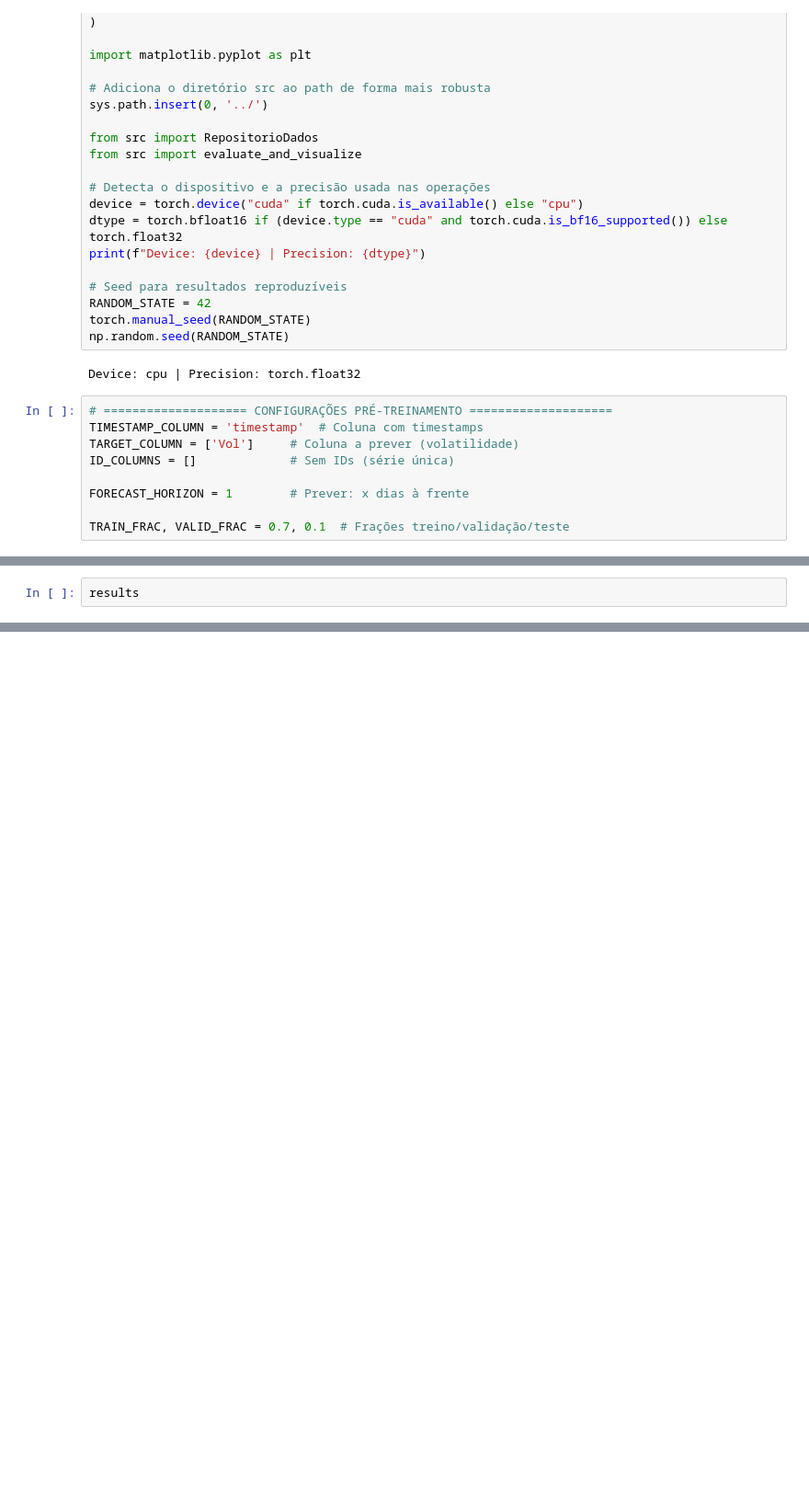
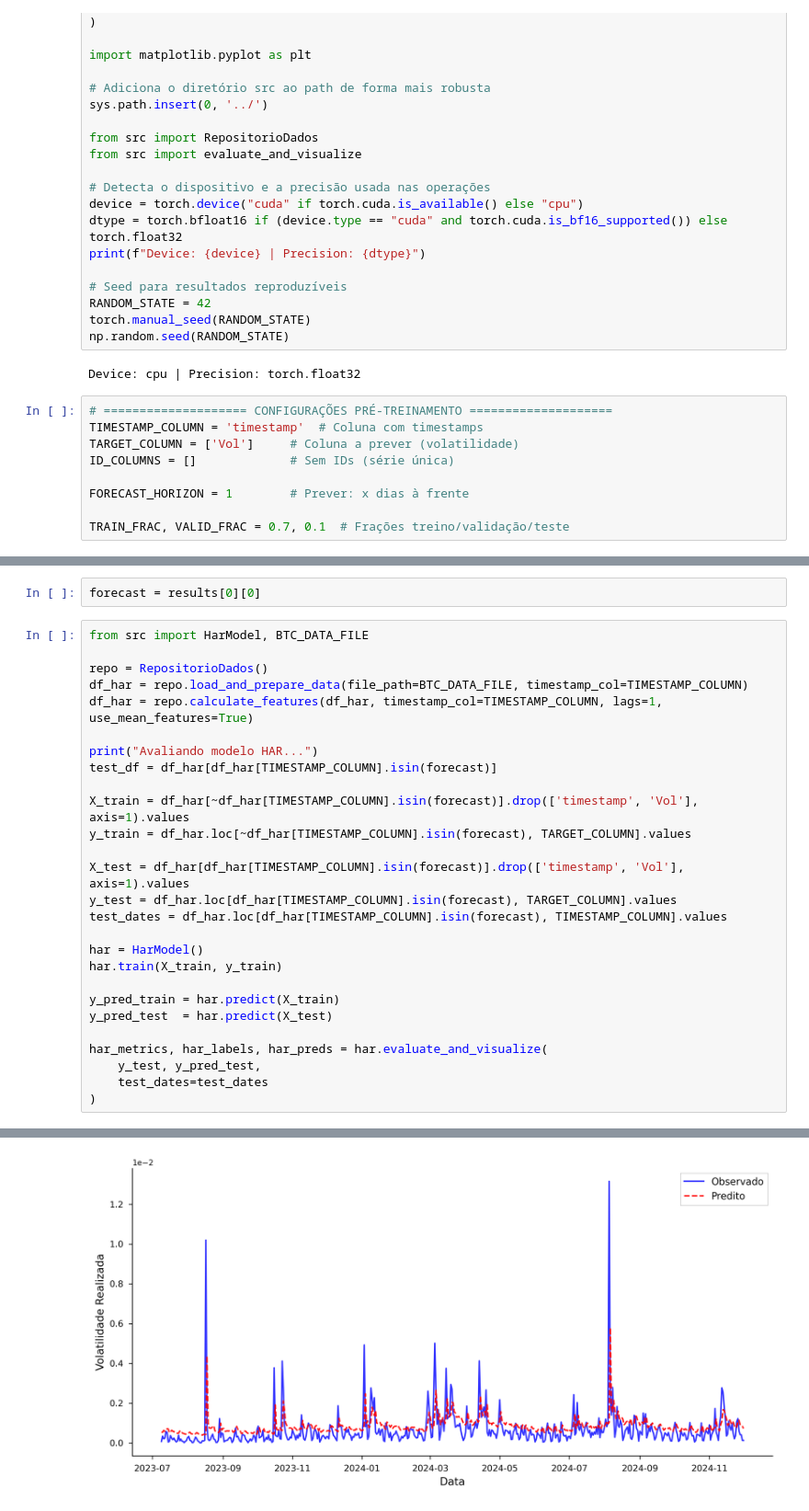
Before and after one commit to Pennini/iniciacao-cientifica, a Jupyter notebook: notebooks/11.Visualizar Modelos.ipynb, the cells around one changed output, grey strips where cells are left out. Shown at 92% size. Saved outputs shown, nothing was run; the diff lists cells and outputs as text; blank space fills up the shorter version.

```diff
--- a/notebooks/11.Visualizar Modelos.ipynb
+++ b/notebooks/11.Visualizar Modelos.ipynb
@@ -128,3 +117,30 @@ MAPE: 9.039714e+01
+# %%
+forecast = results[0][0]
 # %%
-results
+from src import HarModel, BTC_DATA_FILE
+
+repo = RepositorioDados()
+df_har = repo.load_and_prepare_data(file_path=BTC_DATA_FILE, timestamp_col=TIMESTAMP_COLUMN)
+df_har = repo.calculate_features(df_har, timestamp_col=TIMESTAMP_COLUMN, lags=1, use_mean_features=True)
+
+print("Avaliando modelo HAR...")
+test_df = df_har[df_har[TIMESTAMP_COLUMN].isin(forecast)]
+
+X_train = df_har[~df_har[TIMESTAMP_COLUMN].isin(forecast)].drop(['timestamp', 'Vol'], axis=1).values
+y_train = df_har.loc[~df_har[TIMESTAMP_COLUMN].isin(forecast), TARGET_COLUMN].values
+
+X_test = df_har[df_har[TIMESTAMP_COLUMN].isin(forecast)].drop(['timestamp', 'Vol'], axis=1).values
+y_test = df_har.loc[df_har[TIMESTAMP_COLUMN].isin(forecast), TARGET_COLUMN].values
+test_dates = df_har.loc[df_har[TIMESTAMP_COLUMN].isin(forecast), TIMESTAMP_COLUMN].values
+
+har = HarModel()
+har.train(X_train, y_train)
+
+y_pred_train = har.predict(X_train)
+y_pred_test  = har.predict(X_test)
+
+har_metrics, har_labels, har_preds = har.evaluate_and_visualize(
+    y_test, y_pred_test,
+    test_dates=test_dates
+)
 # %% [output]
@@ -131,0 +161 @@ results
+[figure, added]
```
Also changed, not shown: parts of 11 cells of this notebook, 42 other files.
